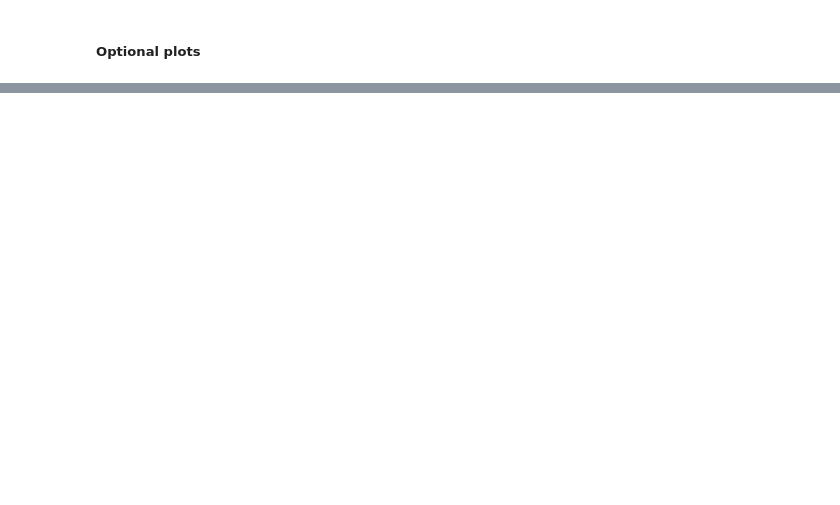
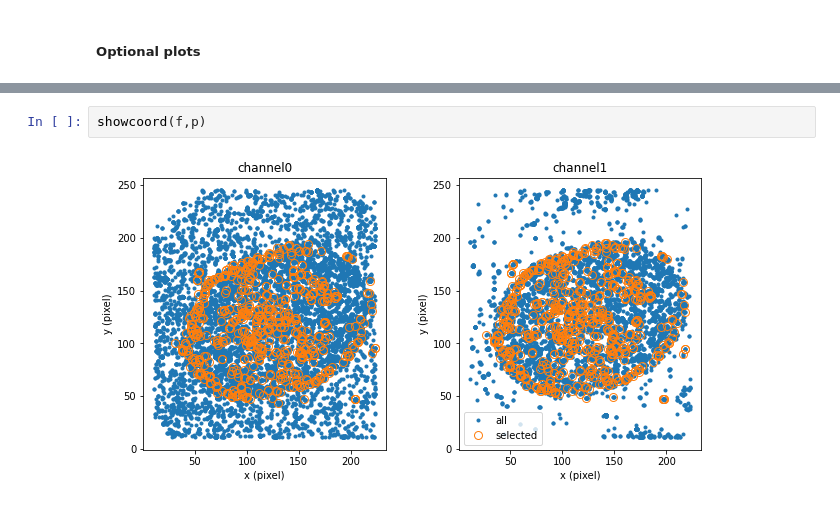
Before and after one commit to ries-lab/uiPSF, a Jupyter notebook: demo/demo_insituPSF_2ch.ipynb, the cells around one changed output, grey strips where cells are left out. Drawn from its saved outputs; the diff is of its cells as text; blank space fills up the shorter version.

```diff
--- a/demo/demo_insituPSF_2ch.ipynb
+++ b/demo/demo_insituPSF_2ch.ipynb
@@ -133,0 +137,4 @@ showlearnedparam_insitu(f,p)
+# %%
+showcoord(f,p)
+# %% [output]
+[figure, added]
```
Also changed, not shown: parts of 7 cells of this notebook, 19 other files.
